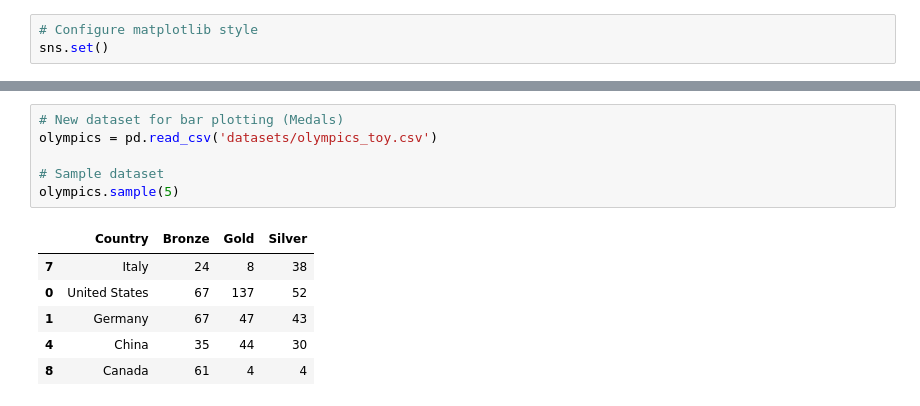
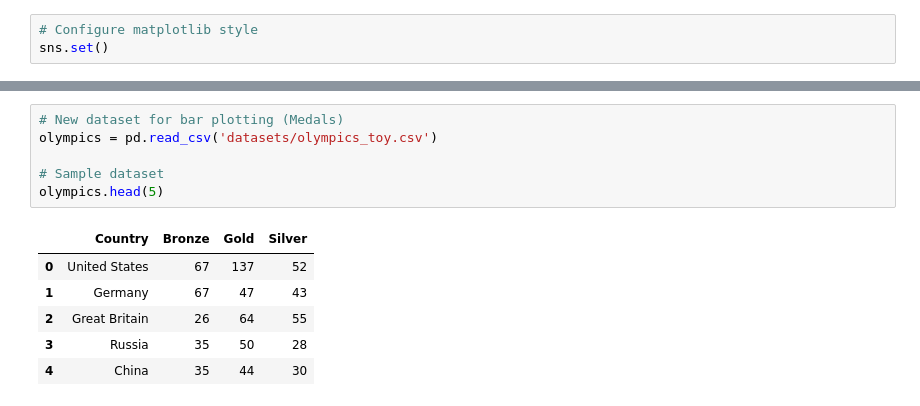
Before and after one commit to VictorCalderon/data-snippets, a Jupyter notebook: DataScience/plotting.ipynb, the cells around one changed output, grey strips where cells are left out. Drawn from its saved outputs; the diff is of its cells as text.

```diff
--- a/DataScience/plotting.ipynb
+++ b/DataScience/plotting.ipynb
@@ -53,16 +55,16 @@ plt.show()
 # %%
 # New dataset for bar plotting (Medals)
 olympics = pd.read_csv('datasets/olympics_toy.csv')
 
 # Sample dataset
-olympics.sample(5)
+olympics.head(5)
 # %% [output]
 |  | Country | Bronze | Gold | Silver |
-| 7 | Italy | 24 | 8 | 38 |
 | 0 | United States | 67 | 137 | 52 |
 | 1 | Germany | 67 | 47 | 43 |
+| 2 | Great Britain | 26 | 64 | 55 |
+| 3 | Russia | 35 | 50 | 28 |
 | 4 | China | 35 | 44 | 30 |
-| 8 | Canada | 61 | 4 | 4 |
 # %%
 # Build figure
 fig, ax = plt.subplots(figsize=(12, 5))
```
Also changed, not shown: parts of 2 cells of this notebook.
